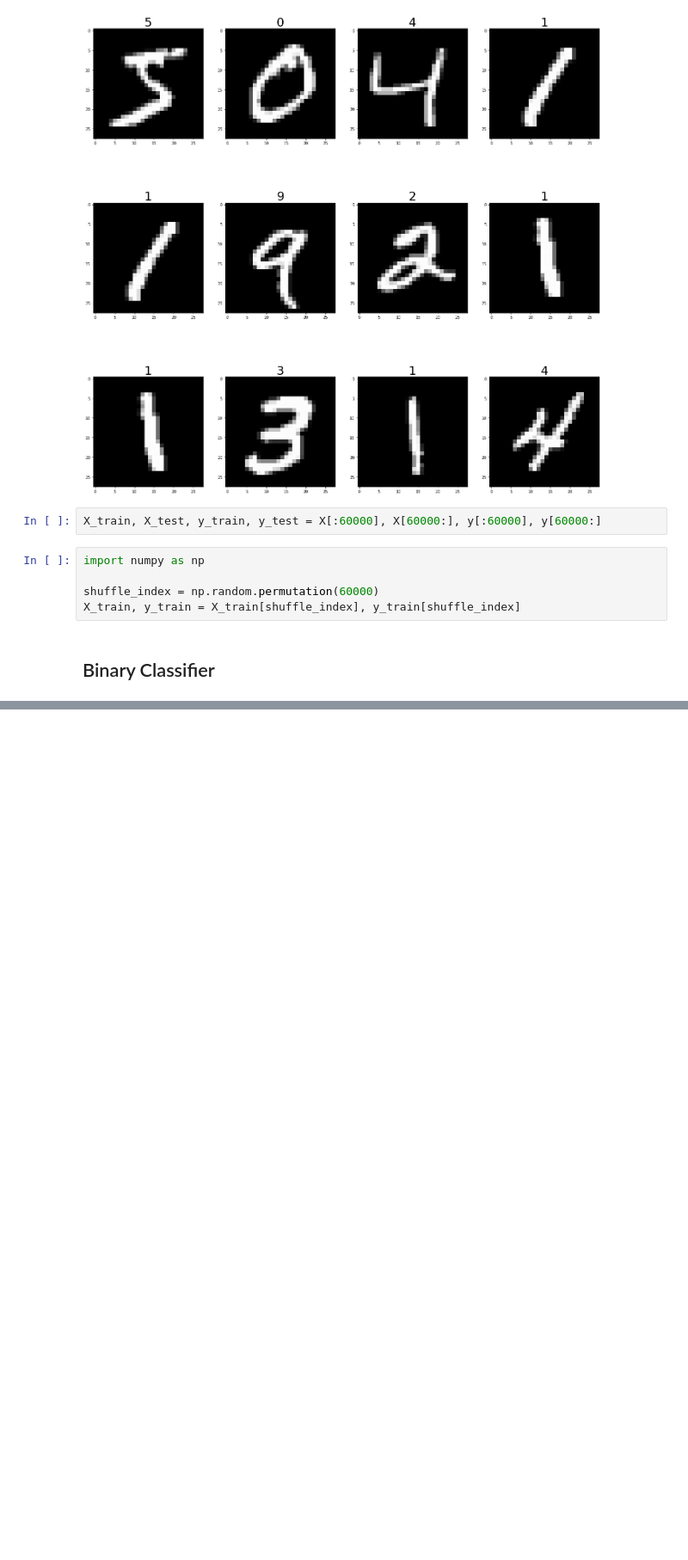
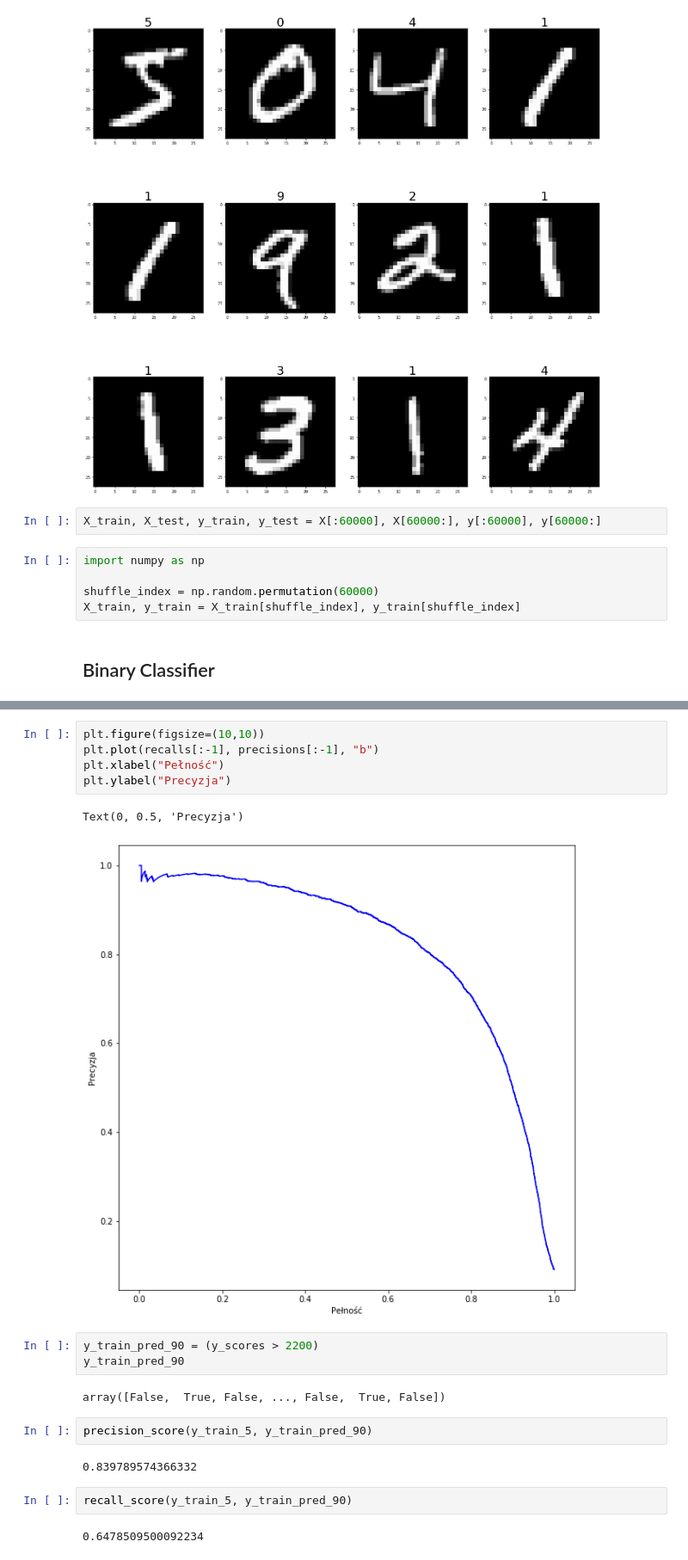
Before and after one commit to patkaczm/ml-learning, a Jupyter notebook: classification/Classification.ipynb, the cells around one changed output, grey strips where cells are left out. Shown: that part at 86% size. Saved outputs shown, nothing was run; the diff lists cells and outputs as text; blank space fills up the shorter version.

```diff
--- a/classification/Classification.ipynb
+++ b/classification/Classification.ipynb
@@ -52,0 +129,21 @@ y_test_2 = (y_test == 2)
+# %%
+plt.figure(figsize=(10,10))
+plt.plot(recalls[:-1], precisions[:-1], "b")
+plt.xlabel("Pełność")
+plt.ylabel("Precyzja")
+# %% [output]
+Text(0, 0.5, 'Precyzja')
+[figure, added]
+# %%
+y_train_pred_90 = (y_scores > 2200)
+y_train_pred_90
+# %% [output]
+array([False,  True, False, ..., False,  True, False])
+# %%
+precision_score(y_train_5, y_train_pred_90)
+# %% [output]
+0.839789574366332
+# %%
+recall_score(y_train_5, y_train_pred_90)
+# %% [output]
+0.6478509500092234
```
Also changed, not shown: parts of 17 cells of this notebook.
